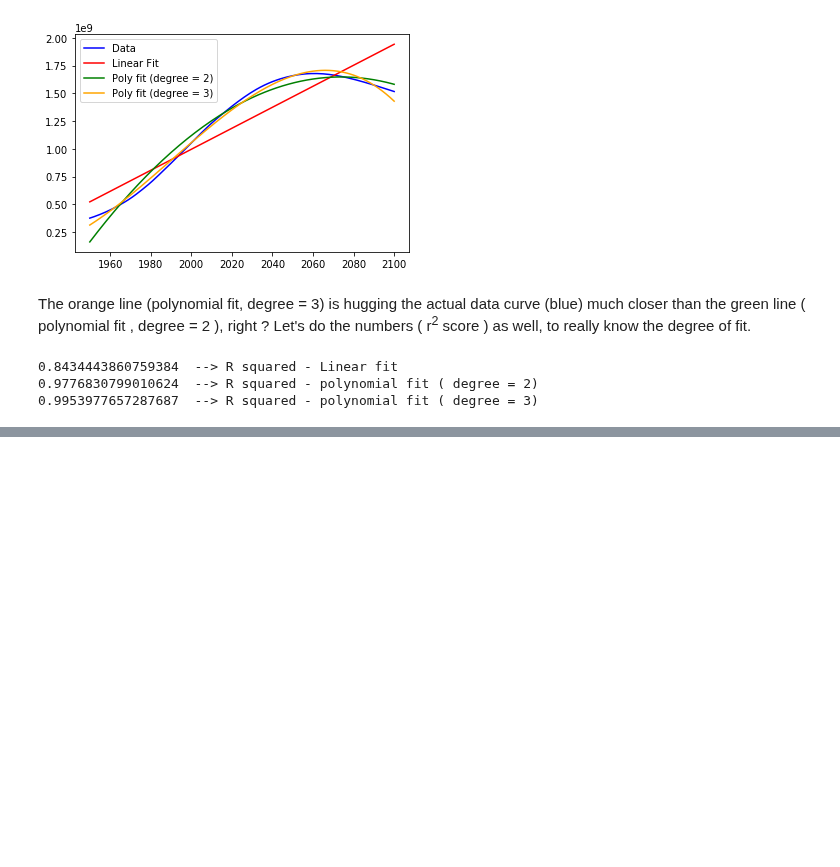
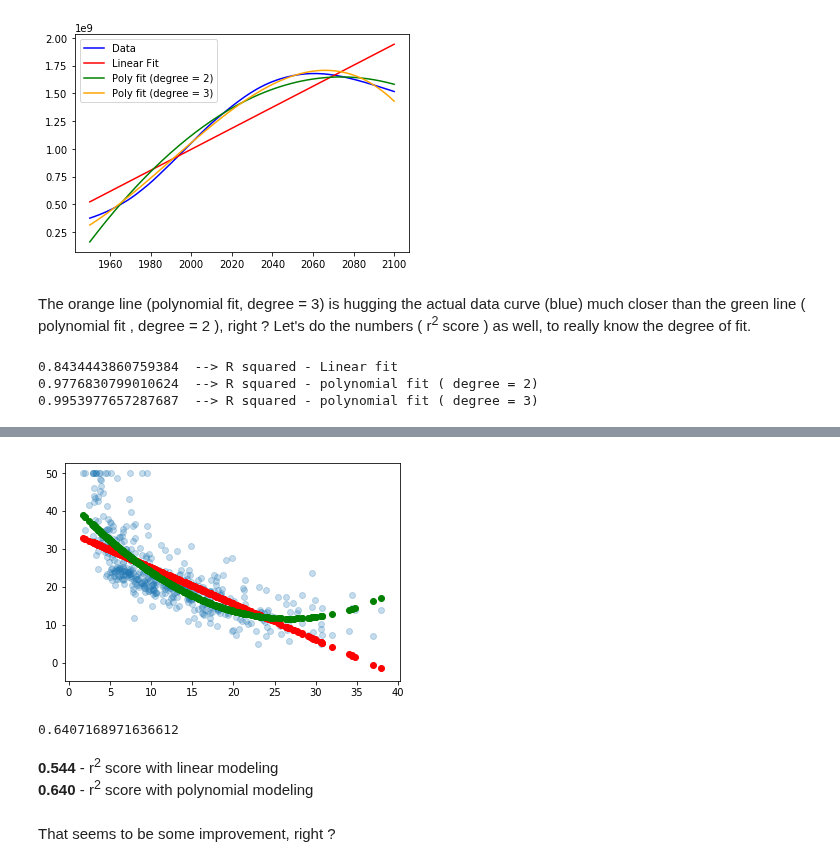
Before and after one commit to hotcode002/Machine-Learning-with-Python, a Jupyter notebook: week_2_math/day_3_regression/regression.ipynb, the cells around one changed output, grey strips where cells are left out. Saved outputs shown, nothing was run; the diff lists cells and outputs as text; code cells hidden in the pictures; blank space fills up the shorter version.

```diff
--- a/week_2_math/day_3_regression/regression.ipynb
+++ b/week_2_math/day_3_regression/regression.ipynb
@@ -1677,0 +1711,25 @@ plt.scatter(boston.data[:,12],boston.target)
+# %%
+from sklearn.preprocessing import PolynomialFeatures
+
+# Transform linear to polnomial features
+poly_2   = PolynomialFeatures(degree=2)
+poly_2_X = poly_2.fit_transform(boston.data[:,12].reshape(-1,1))
+
+model_2_poly   = LinearRegression().fit(poly_2_X,boston.target)
+# %%
+# Plot the actual data along with the fit
+plt.scatter(boston.data[:,12],boston.target,alpha=0.25)
+
+linear_fit   = plt.scatter(boston.data[:,12], model_linear.predict(boston.data[:,12].reshape(-1,1)), color = 'red')
+poly_2_fit   = plt.scatter(boston.data[:,12], model_2_poly.predict(poly_2_X), color = 'green')
+# %% [output]
+[figure, added]
+# %%
+model_2_poly.score(poly_2_X,boston.target)
+# %% [output]
+0.6407168971636612
+# %% [markdown]
+**0.544** - r<sup>2</sup> score with linear modeling<br>
+**0.640** - r<sup>2</sup> score with polynomial modeling
+# %% [markdown]
+That seems to be some improvement, right ?
```
Also changed, not shown: parts of 18 cells of this notebook.
